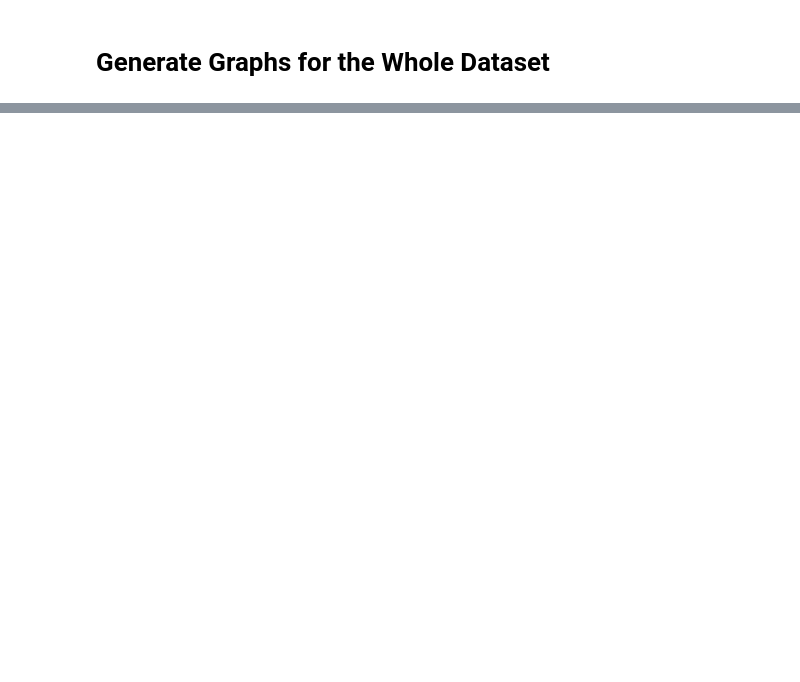
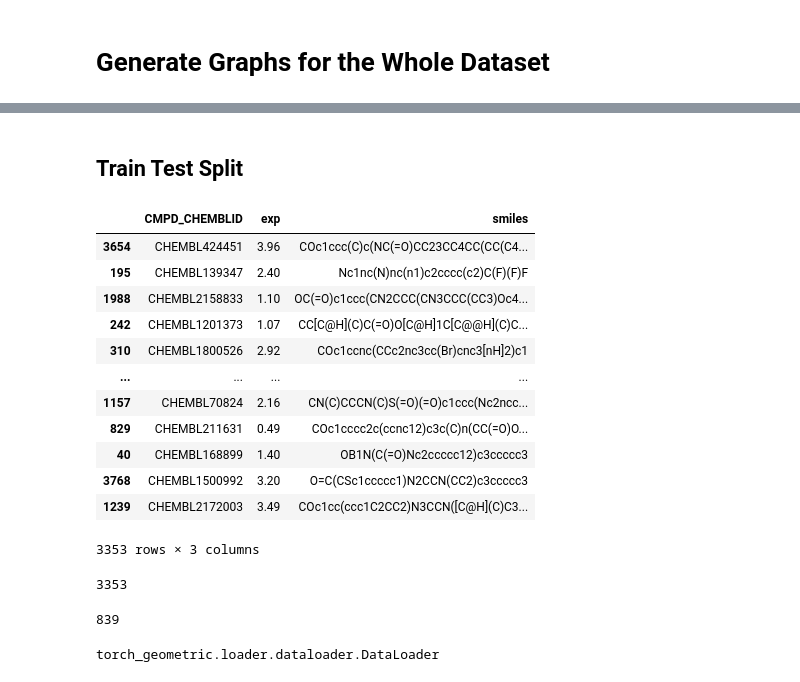
Before and after one commit to codetodiscovery/Lipophilicity-GNN, a Jupyter notebook: pytorchg_lipo.ipynb, the cells around one changed output, grey strips where cells are left out. Saved outputs shown, nothing was run; the diff lists cells and outputs as text; code cells hidden in the pictures; blank space fills up the shorter version.

```diff
--- a/pytorchg_lipo.ipynb
+++ b/pytorchg_lipo.ipynb
@@ -538,0 +304,27 @@ len(lipo)
+# %% [markdown]
+## **Train Test Split**
+# %%
+train_ratio = 0.80  # 80% for training, 20% for testing
+dataset_size = len(graph_list)
+train_size = int(train_ratio * dataset_size)
+test_size = dataset_size - train_size
+
+# Split the dataset into train and test subsets
+generator1 = torch.Generator().manual_seed(42)
+train_dataset, test_dataset = random_split(graph_list, [train_size, test_size], generator=generator1)
+# %%
+df_final.iloc[train_dataset.indices]
+# %% [output]
+|  | CMPD_CHEMBLID | exp | smiles |
+| 3654 | CHEMBL424451 | 3.96 | COc1ccc(C)c(NC(=O)CC23CC4CC(CC(C4... |
+| 195 | CHEMBL139347 | 2.40 | Nc1nc(N)nc(n1)c2cccc(c2)C(F)(F)F |
+| 1988 | CHEMBL2158833 | 1.10 | OC(=O)c1ccc(CN2CCC(CN3CCC(CC3)Oc4... |
+| 242 | CHEMBL1201373 | 1.07 | CC[C@H](C)C(=O)O[C@H]1C[C@@H](C)C... |
+| 310 | CHEMBL1800526 | 2.92 | COc1ccnc(CCc2nc3cc(Br)cnc3[nH]2)c1 |
+| ... | ... | ... | ... |
+| 1157 | CHEMBL70824 | 2.16 | CN(C)CCCN(C)S(=O)(=O)c1ccc(Nc2ncc... |
+| 829 | CHEMBL211631 | 0.49 | COc1cccc2c(ccnc12)c3c(C)n(CC(=O)O... |
+| 40 | CHEMBL168899 | 1.40 | OB1N(C(=O)Nc2ccccc12)c3ccccc3 |
+| 3768 | CHEMBL1500992 | 3.20 | O=C(CSc1ccccc1)N2CCN(CC2)c3ccccc3 |
+| 1239 | CHEMBL2172003 | 3.49 | COc1cc(ccc1C2CC2)N3CCN([C@H](C)C3... |
+3353 rows × 3 columns
@@ -538,0 +334,8 @@ len(lipo)
+# %%
+len(train_dataset)
+# %% [output]
+3353
+# %%
+len(test_dataset)
+# %% [output]
+839
@@ -538,0 +345,4 @@ len(lipo)
+# %%
+type(train_loader)
+# %% [output]
+torch_geometric.loader.dataloader.DataLoader
```
Also changed, not shown: parts of 70 cells of this notebook.
